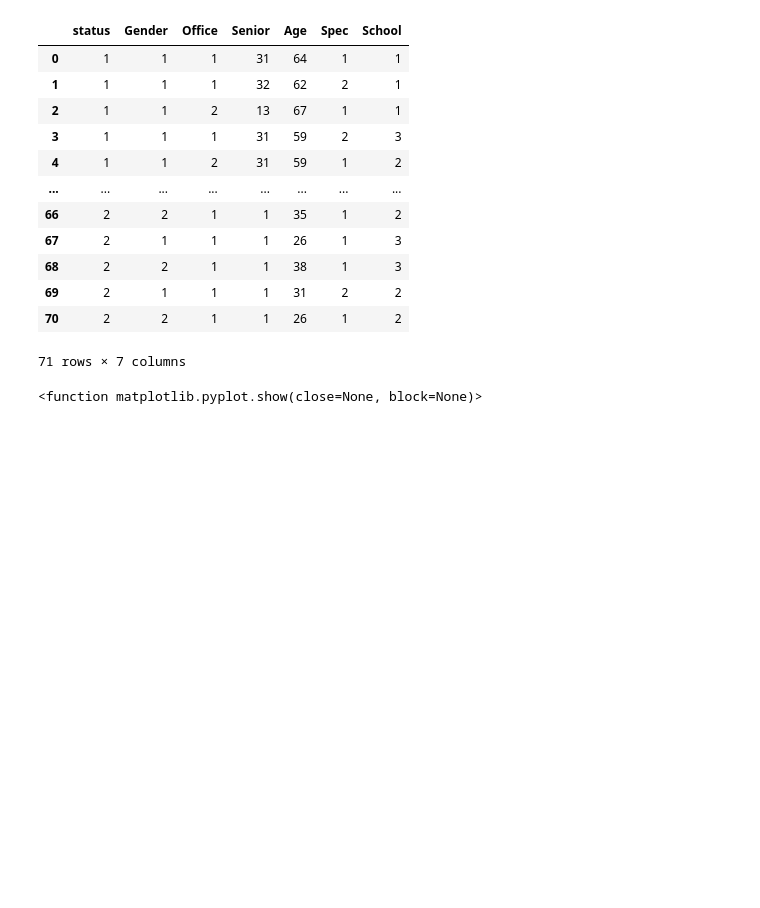
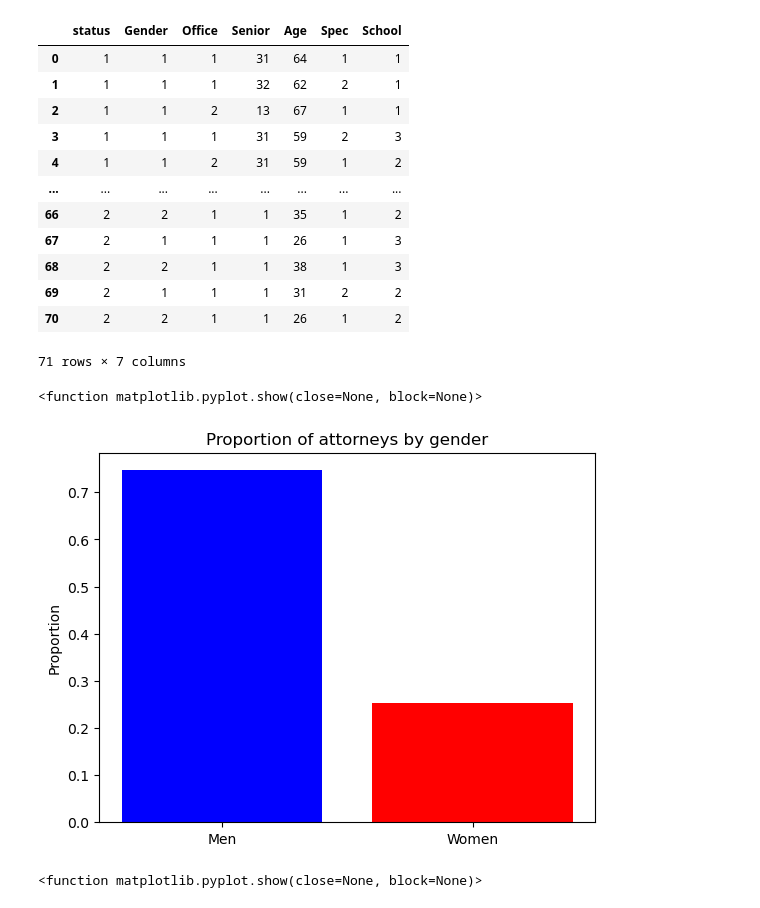
Before and after one commit to jmeynent/R-seaux, a Jupyter notebook: Code.ipynb, the cells around one changed output. Cells and saved outputs as stored; diff of their text form; code cells hidden in the pictures; blank space fills up the shorter version.

```diff
--- a/Code.ipynb
+++ b/Code.ipynb
@@ -115,4 +115,23 @@ See the caveats in the documentation: https://pandas.pydata.org/pandas-docs/stab
 | 69 | 2 | 1 | 1 | 1 | 31 | 2 | 2 |
 | 70 | 2 | 2 | 1 | 1 | 26 | 1 | 2 |
 71 rows × 7 columns
+# %%
+#Repartition of partner and associate by gender
+for colonne in df.columns: #Convert in number
+    df[colonne] = pd.to_numeric(df[colonne])
+
+nb_hommes = df[df['Gender'] == 1].shape[0]
+nb_femmes = df[df['Gender'] == 2].shape[0]
+
+prop_h = nb_hommes/(nb_hommes + nb_femmes)
+prop_f = nb_femmes/(nb_hommes + nb_femmes)
+
+plt.bar(["Men", "Women"],[prop_h, prop_f], color =['Blue', 'red'])
+plt.ylabel('Proportion')
+plt.title ('Proportion of attorneys by gender')
+plt.savefig('Graphs/gender.jpg')
+plt.show
+# %% [output]
+<function matplotlib.pyplot.show(close=None, block=None)>
+[figure, added]
 # %%
```
Also changed, not shown: parts of 22 cells of this notebook.
